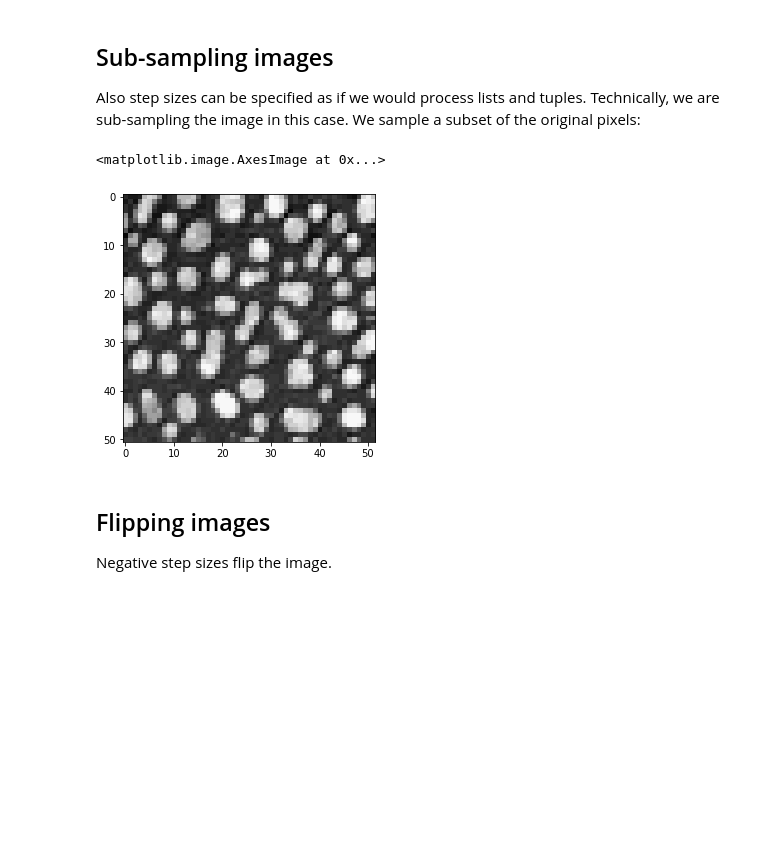
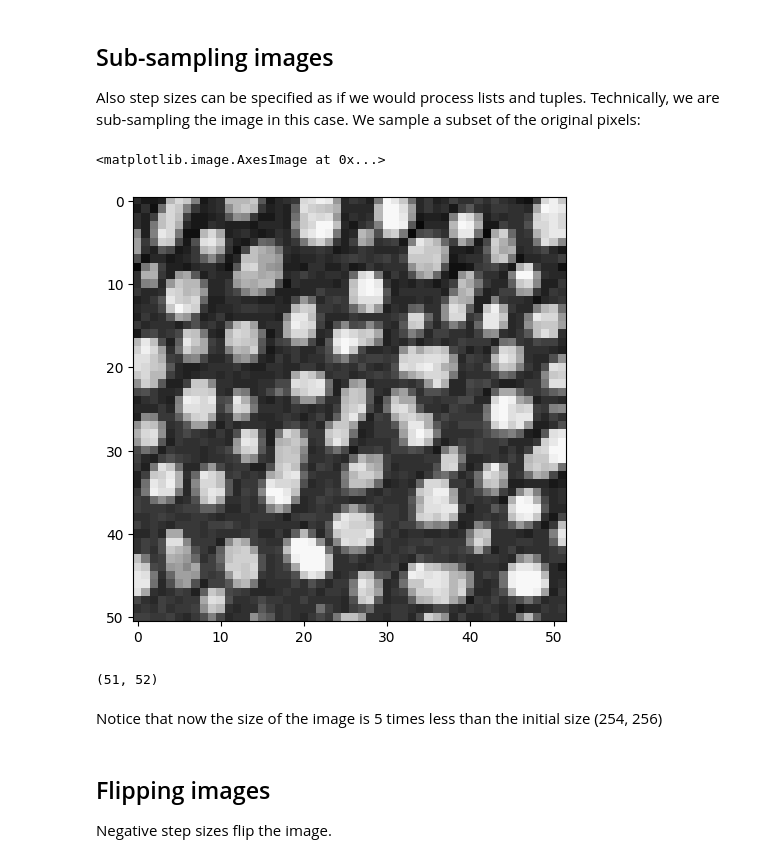
Before and after one commit to Koushouu/Bioimage-Analysis-Workshop-23-24, a Jupyter notebook: Introduction to Python/Part 1/05b_cropping_images.ipynb, the cells around one changed output. Drawn from its saved outputs; the diff is of its cells as text; code cells hidden in the pictures; blank space fills up the shorter version.

```diff
--- a/Introduction to Python/Part 1/05b_cropping_images.ipynb
+++ b/Introduction to Python/Part 1/05b_cropping_images.ipynb
@@ -39,13 +39,20 @@ imshow(cropped_image2)
 # %% [markdown]
 ## Sub-sampling images
 Also step sizes can be specified as if we would process lists and tuples. Technically, we are sub-sampling the image in this case. We sample a subset of the original pixels:
-# %%
-sampled_image = image[::5, ::5]
-
-imshow(sampled_image)
-# %% [output]
-<matplotlib.image.AxesImage at 0x...>
-[figure, removed]
+# %%
+sub_sample_factor = 5
+sampled_image = image[::sub_sample_factor, ::sub_sample_factor]
+
+imshow(sampled_image)
+# %% [output]
+<matplotlib.image.AxesImage at 0x...>
+[figure, added]
+# %%
+sampled_image.shape
+# %% [output]
+(51, 52)
+# %% [markdown]
+Notice that now the size of the image is 5 times less than the initial size (254, 256)
 # %% [markdown]
 ## Flipping images
 Negative step sizes flip the image.
```
Also changed, not shown: parts of 5 cells of this notebook, 3 other files.
